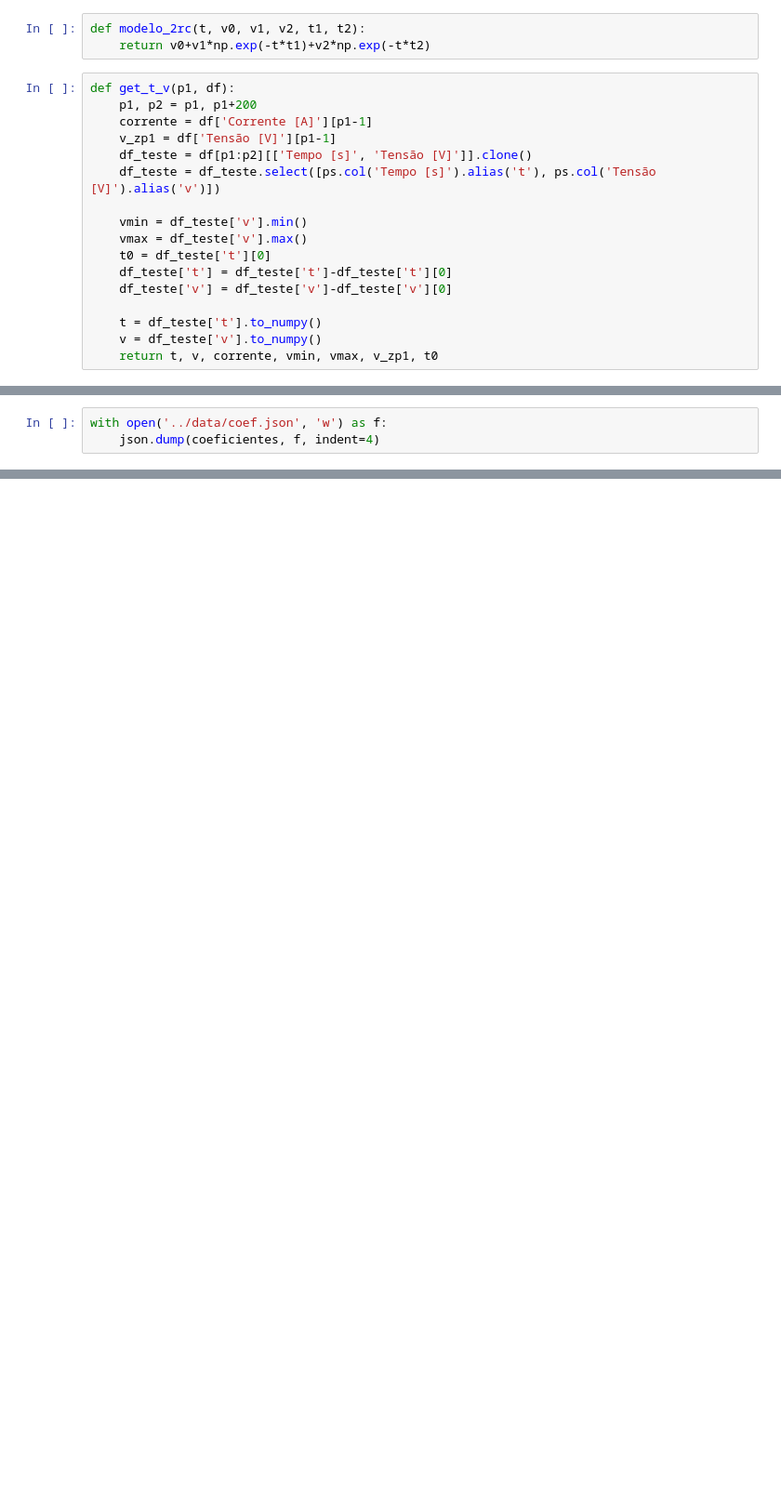
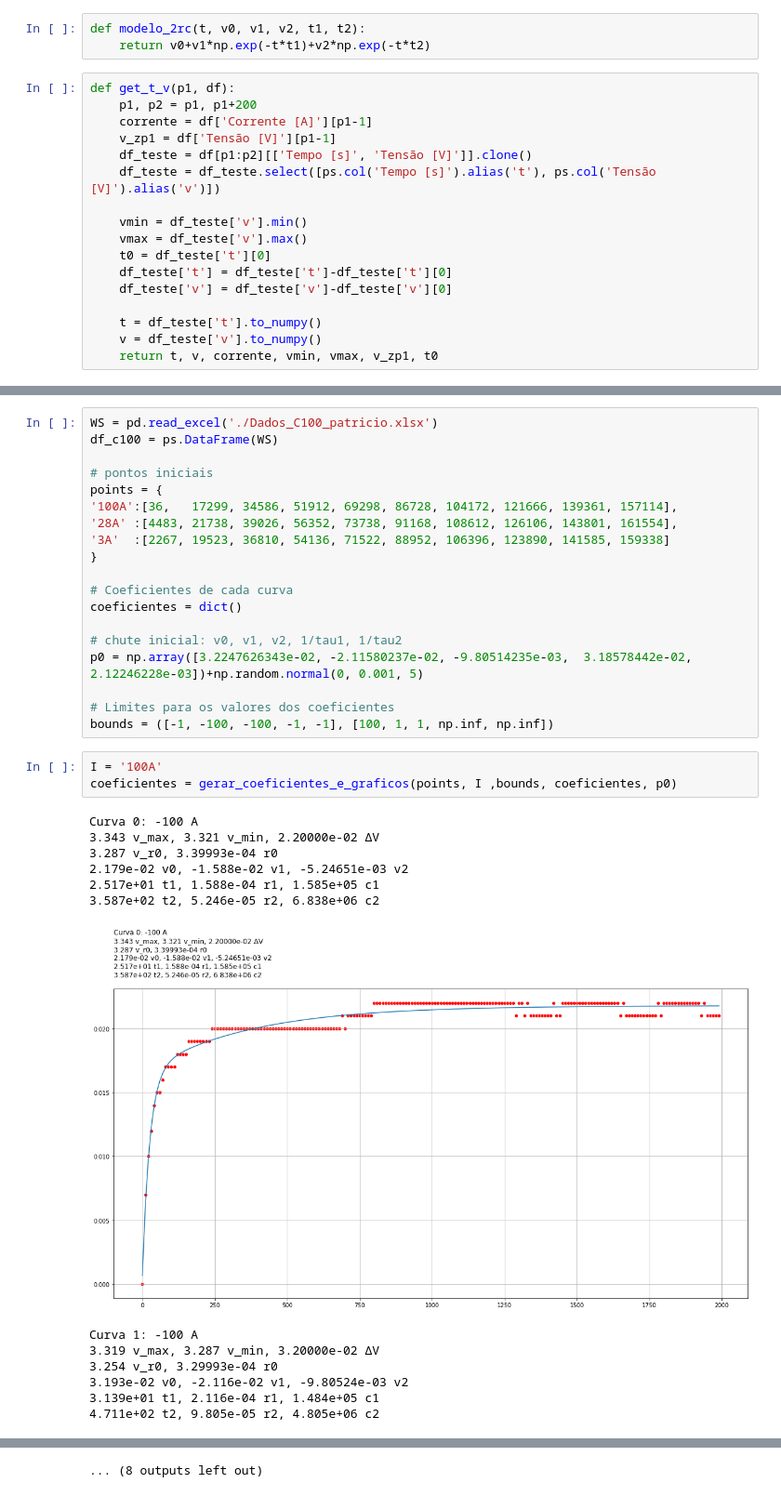
Before and after one commit to CaioMizerkowski/controle_avancado, a Jupyter notebook: TE979/extraindo_coeficientes.ipynb, the cells around one changed output, grey strips where cells are left out. Shown at 93% size. Saved outputs shown, nothing was run; the diff lists cells and outputs as text; blank space fills up the shorter version.

```diff
--- a/TE979/extraindo_coeficientes.ipynb
+++ b/TE979/extraindo_coeficientes.ipynb
@@ -342,3 +75,36 @@ Curva 5: -3 A
-# %%
-with open('../data/coef.json', 'w') as f:
-    json.dump(coeficientes, f, indent=4)
+# %%
+WS = pd.read_excel('./Dados_C100_patricio.xlsx')
+df_c100 = ps.DataFrame(WS)
+
+# pontos iniciais
+points = {
+'100A':[36,   17299, 34586, 51912, 69298, 86728, 104172, 121666, 139361, 157114],
+'28A' :[4483, 21738, 39026, 56352, 73738, 91168, 108612, 126106, 143801, 161554],
+'3A'  :[2267, 19523, 36810, 54136, 71522, 88952, 106396, 123890, 141585, 159338]
+}
+
+# Coeficientes de cada curva
+coeficientes = dict()
+
+# chute inicial: v0, v1, v2, 1/tau1, 1/tau2
+p0 = np.array([3.2247626343e-02, -2.11580237e-02, -9.80514235e-03,  3.18578442e-02, 2.12246228e-03])+np.random.normal(0, 0.001, 5)
+
+# Limites para os valores dos coeficientes
+bounds = ([-1, -100, -100, -1, -1], [100, 1, 1, np.inf, np.inf])
+# %%
+I = '100A'
+coeficientes = gerar_coeficientes_e_graficos(points, I ,bounds, coeficientes, p0)
+# %% [output]
+Curva 0: -100 A
+3.343 v_max, 3.321 v_min, 2.20000e-02 ΔV
+3.287 v_r0, 3.39993e-04 r0
+2.179e-02 v0, -1.588e-02 v1, -5.24651e-03 v2
+2.517e+01 t1, 1.588e-04 r1, 1.585e+05 c1
+3.587e+02 t2, 5.246e-05 r2, 6.838e+06 c2
+[figure, added]
+Curva 1: -100 A
+3.319 v_max, 3.287 v_min, 3.20000e-02 ΔV
+3.254 v_r0, 3.29993e-04 r0
+3.193e-02 v0, -2.116e-02 v1, -9.80524e-03 v2
+3.139e+01 t1, 2.116e-04 r1, 1.484e+05 c1
+4.711e+02 t2, 9.805e-05 r2, 4.805e+06 c2
@@ -344,0 +140 @@ with open('../data/coef.json', 'w') as f:
+... (8 outputs left out)
```
Also changed, not shown: parts of 9 cells of this notebook, 5 other files.
